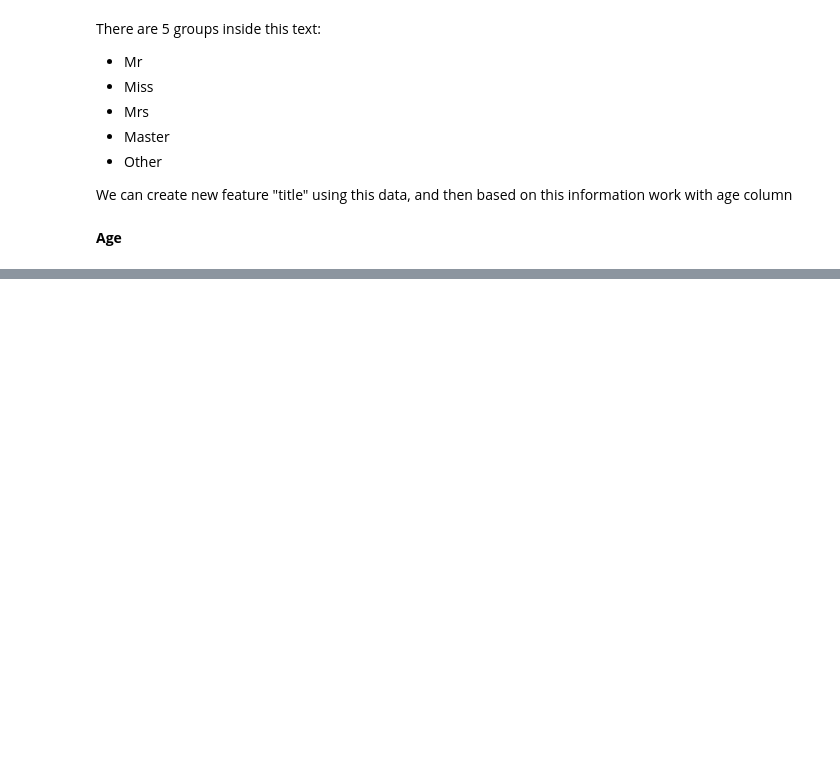
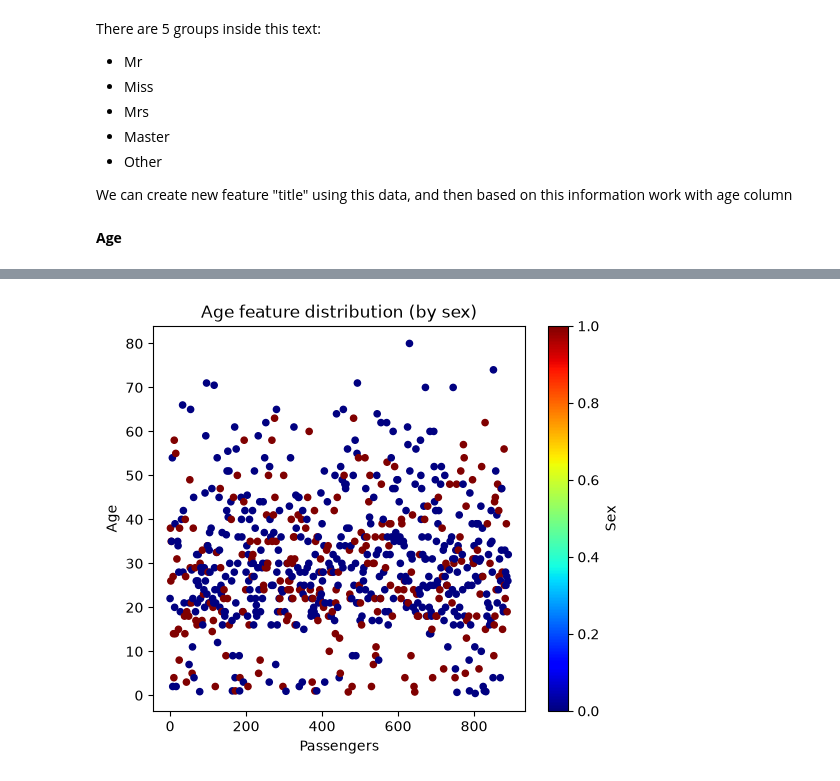
Before and after one commit to SpaceMakerc/Titanic---Machine-Learning-from-Disaster, a Jupyter notebook: titanic.ipynb, the cells around one changed output, grey strips where cells are left out. Cells and saved outputs as stored; diff of their text form; code cells hidden in the pictures; blank space fills up the shorter version.

```diff
--- a/titanic.ipynb
+++ b/titanic.ipynb
@@ -162,3 +164,8 @@ name_pipeline = make_pipeline(
 # res.toarray()
 # %% [markdown]
 **Age**
+# %%
+titanic_train_data_copy = titanic_train_data.copy()
+titanic_train_data_copy.index.name = "index"
+titanic_train_data_copy = titanic_train_data_copy.reset_index()
+titanic_train_data_copy["Sex"] = titanic_train_data_copy["Sex"].map({"male": 0, "female": 1})
@@ -164,0 +188,16 @@ name_pipeline = make_pipeline(
+# %%
+titanic_train_data_copy.plot(
+    kind="scatter",
+    x="index",
+    y="Age",
+    c="Sex",
+    cmap="jet",
+    figsize=(6, 5)
+)
+plt.xlabel("Passengers")
+plt.ylabel("Age")
+plt.title("Age feature distribution (by sex)")
+
+plt.show()
+# %% [output]
+[figure, added]
```
Also changed, not shown: parts of 4 cells of this notebook.
